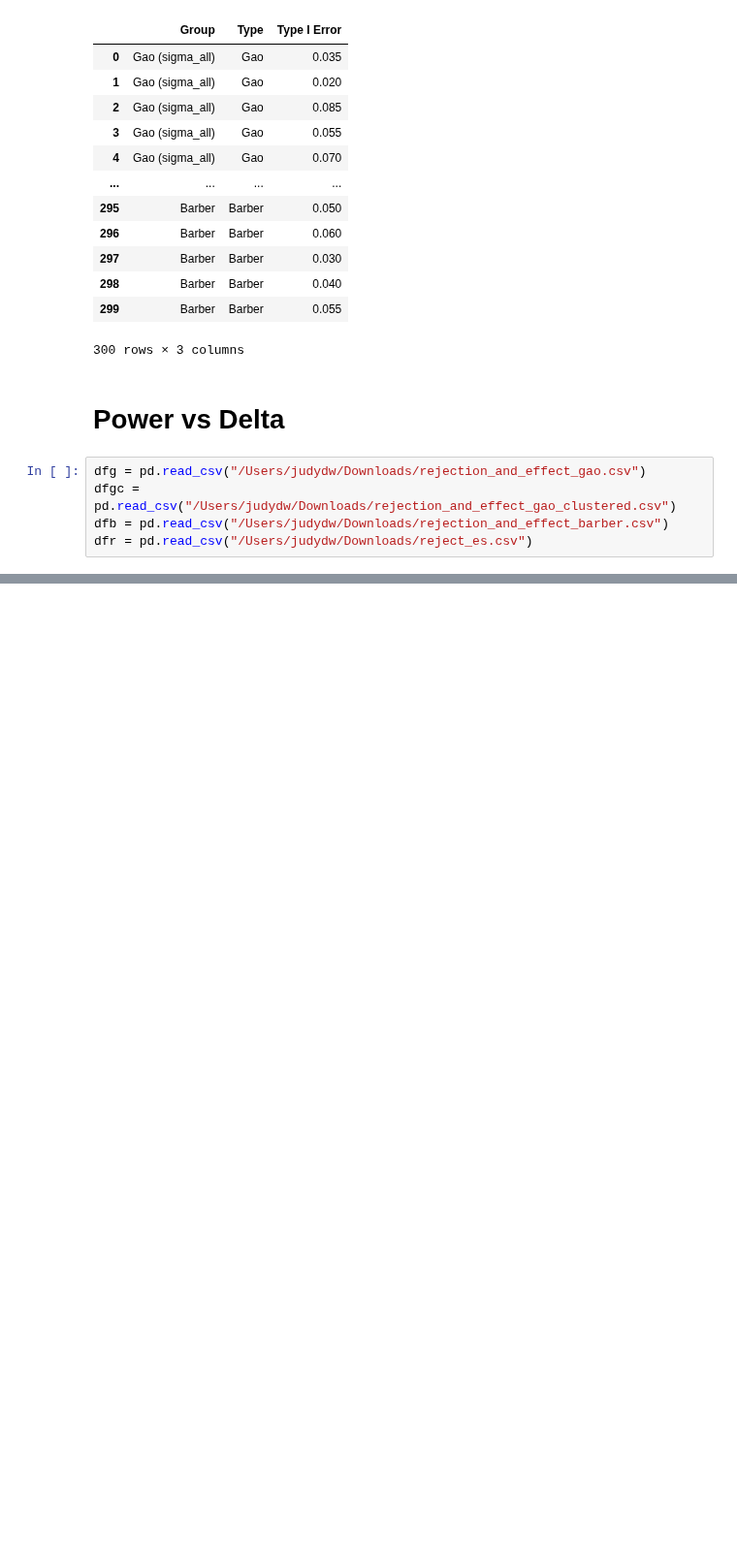
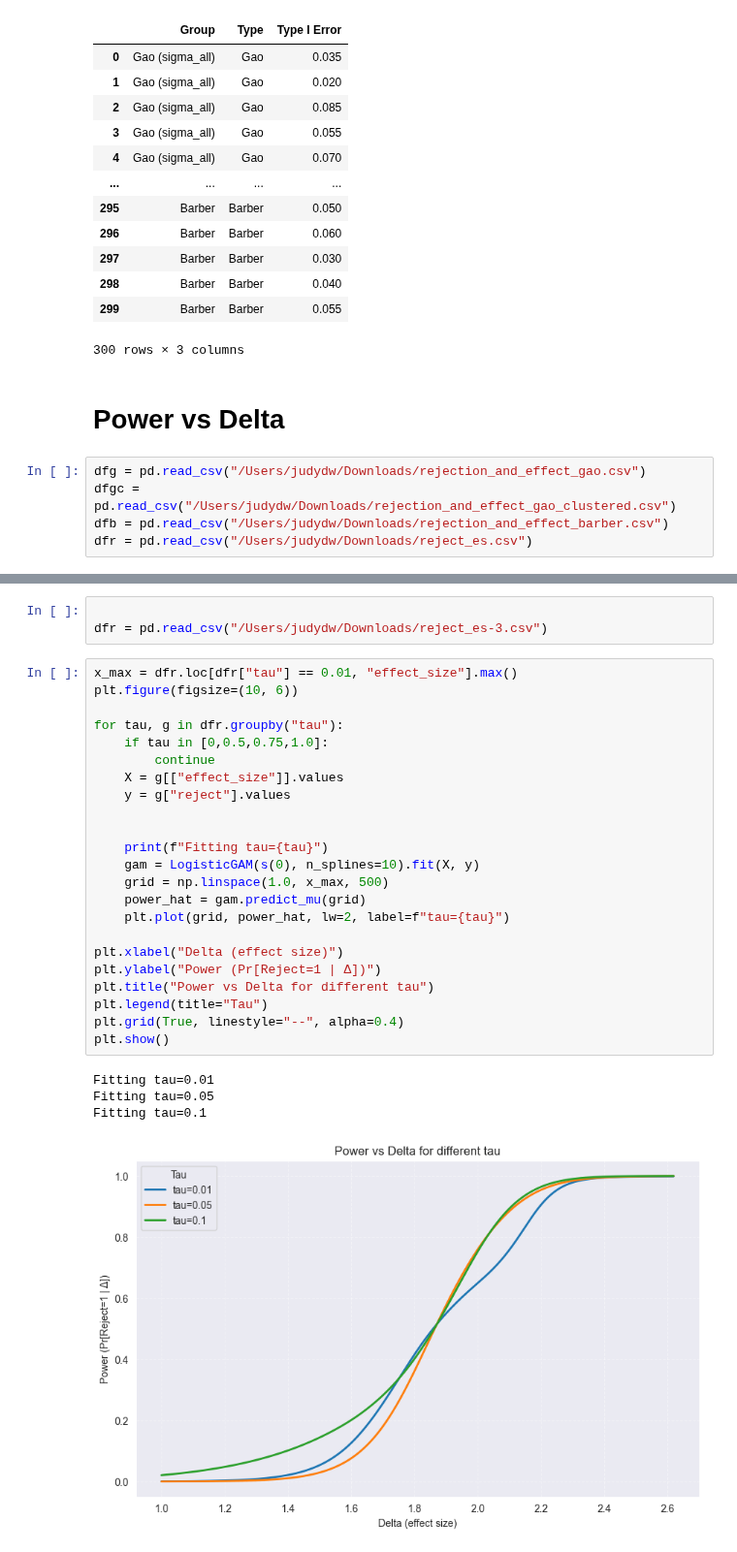
Before and after one commit to judywu4800/SI_HierarchicalClustering, a Jupyter notebook: plots.ipynb, the cells around one changed output, grey strips where cells are left out. Shown at 97% size. Cells and saved outputs as stored; diff of their text form; blank space fills up the shorter version.

```diff
--- a/plots.ipynb
+++ b/plots.ipynb
@@ -281,0 +387,31 @@ Fitting tau=0.1
+# %%
+
+dfr = pd.read_csv("/Users/judydw/Downloads/reject_es-3.csv")
+# %%
+x_max = dfr.loc[dfr["tau"] == 0.01, "effect_size"].max()
+plt.figure(figsize=(10, 6))
+
+for tau, g in dfr.groupby("tau"):
+    if tau in [0,0.5,0.75,1.0]:
+        continue
+    X = g[["effect_size"]].values
+    y = g["reject"].values
+
+
+    print(f"Fitting tau={tau}")
+    gam = LogisticGAM(s(0), n_splines=10).fit(X, y)
+    grid = np.linspace(1.0, x_max, 500)
+    power_hat = gam.predict_mu(grid)
+    plt.plot(grid, power_hat, lw=2, label=f"tau={tau}")
+
+plt.xlabel("Delta (effect size)")
+plt.ylabel("Power (Pr[Reject=1 | Δ])")
+plt.title("Power vs Delta for different tau")
+plt.legend(title="Tau")
+plt.grid(True, linestyle="--", alpha=0.4)
+plt.show()
+# %% [output]
+Fitting tau=0.01
+Fitting tau=0.05
+Fitting tau=0.1
+[figure, added]
```
Also changed, not shown: parts of 3 cells of this notebook, 14 other files.
